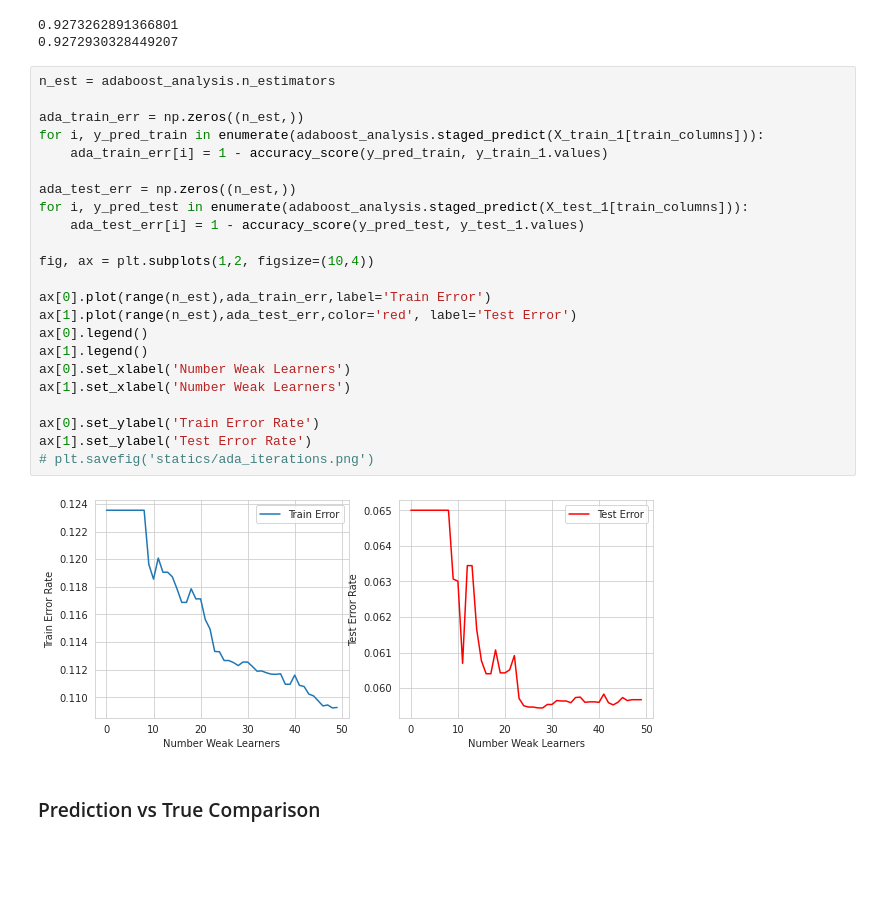
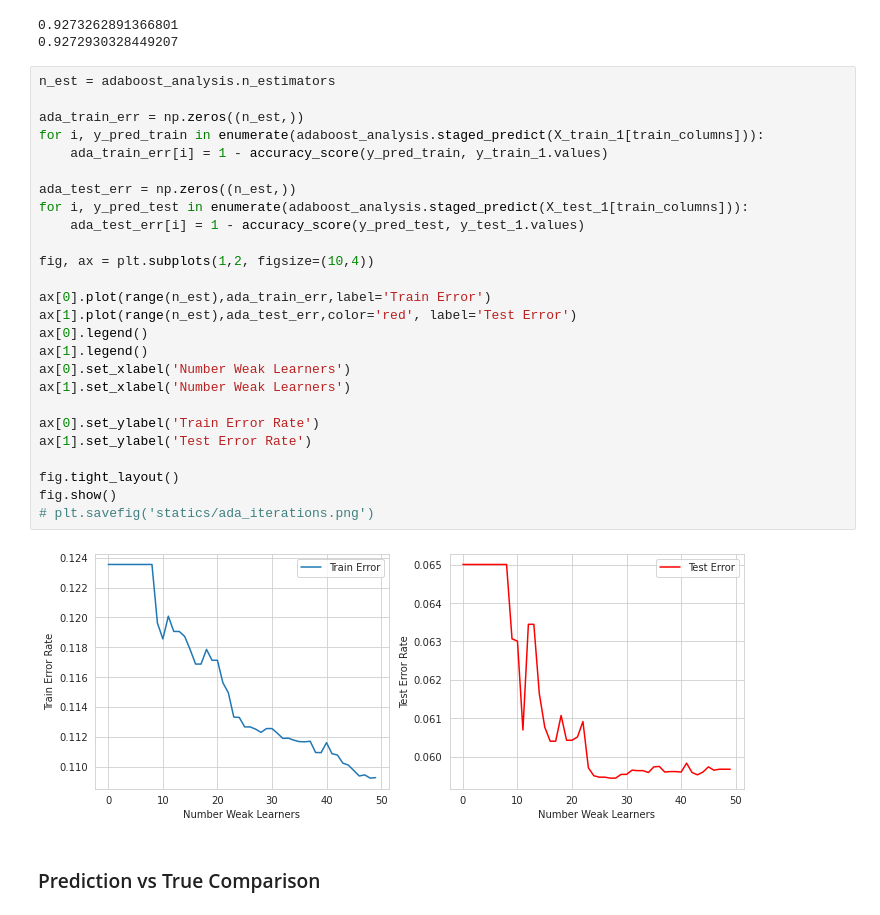
Before and after one commit to WHITSNAK/sta521_proj2, a Jupyter notebook: Section IV - Modeling.ipynb, the cells around one changed output. Saved outputs shown, nothing was run; the diff lists cells and outputs as text; blank space fills up the shorter version.

Commit message:
update adaboost iteratin plot

```diff
--- a/Section IV - Modeling.ipynb
+++ b/Section IV - Modeling.ipynb
@@ -418,28 +418,31 @@ print(balanced_accuracy_score(lr_pred, y_test_1.values.reshape(-1)))
 # %%
 n_est = adaboost_analysis.n_estimators
 
 ada_train_err = np.zeros((n_est,))
 for i, y_pred_train in enumerate(adaboost_analysis.staged_predict(X_train_1[train_columns])):
     ada_train_err[i] = 1 - accuracy_score(y_pred_train, y_train_1.values)
 
 ada_test_err = np.zeros((n_est,))
 for i, y_pred_test in enumerate(adaboost_analysis.staged_predict(X_test_1[train_columns])):
     ada_test_err[i] = 1 - accuracy_score(y_pred_test, y_test_1.values)
 
 fig, ax = plt.subplots(1,2, figsize=(10,4))
 
 ax[0].plot(range(n_est),ada_train_err,label='Train Error')
 ax[1].plot(range(n_est),ada_test_err,color='red', label='Test Error')
 ax[0].legend()
 ax[1].legend()
 ax[0].set_xlabel('Number Weak Learners')
 ax[1].set_xlabel('Number Weak Learners')
 
 ax[0].set_ylabel('Train Error Rate')
 ax[1].set_ylabel('Test Error Rate')
+
+fig.tight_layout()
+fig.show()
 # plt.savefig('statics/ada_iterations.png')
 # %% [output]
-[figure, old version]
+[figure, new version]
 # %% [markdown]
 ### Prediction vs True Comparison
 # %%
```
Also changed, not shown: 1 other file.
